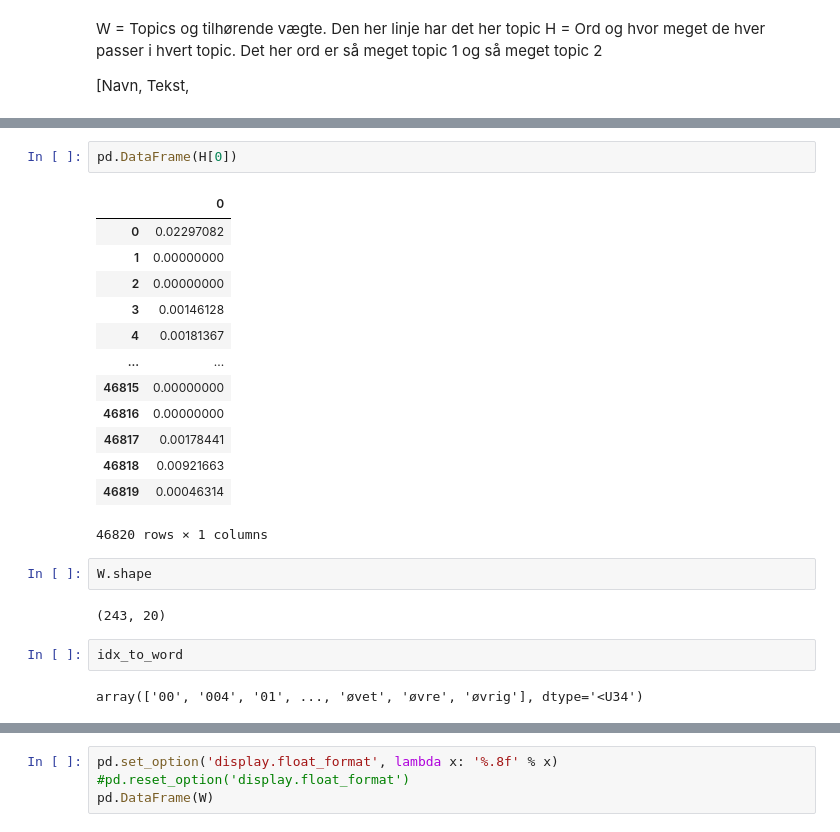
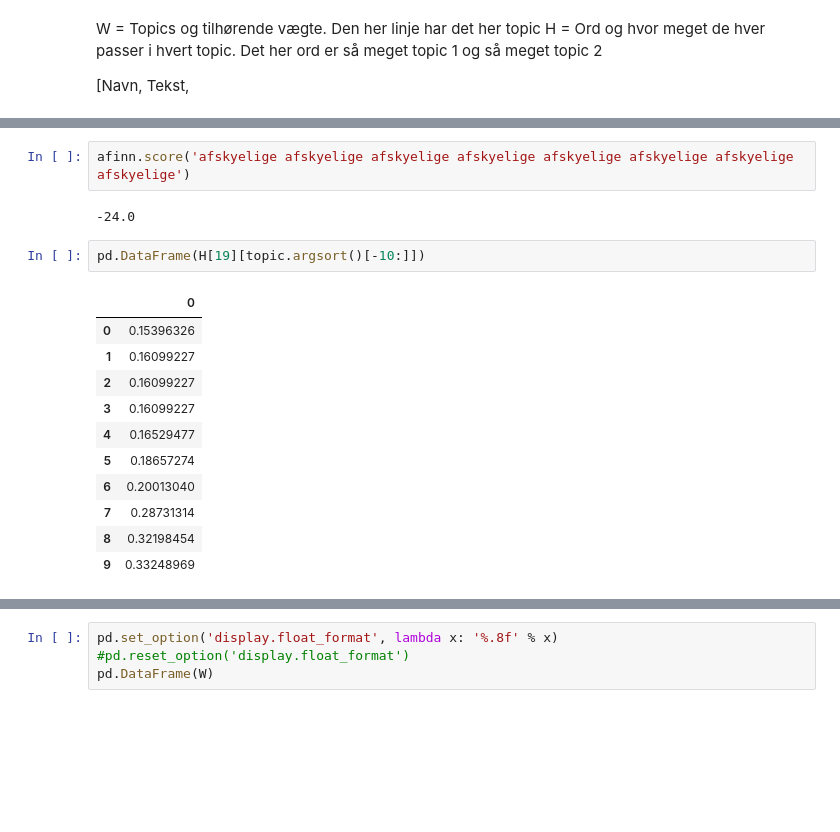
Before and after one commit to 98christianp/politiker, a Jupyter notebook: Folketinget_text.ipynb, the cells around one changed output, grey strips where cells are left out. Saved outputs shown, nothing was run; the diff lists cells and outputs as text; blank space fills up the shorter version.

```diff
--- a/Folketinget_text.ipynb
+++ b/Folketinget_text.ipynb
@@ -538,24 +563,18 @@ H = Ord og hvor meget de hver passer i hvert topic. Det her ord er så meget top
+# %%
+afinn.score('afskyelige afskyelige afskyelige afskyelige afskyelige afskyelige afskyelige afskyelige')
+# %% [output]
+-24.0
 # %%
-pd.DataFrame(H[0])
+pd.DataFrame(H[19][topic.argsort()[-10:]])
 # %% [output]
 |  | 0 |
-| 0 | 0.02297082 |
-| 1 | 0.00000000 |
-| 2 | 0.00000000 |
-| 3 | 0.00146128 |
-| 4 | 0.00181367 |
-| ... | ... |
-| 46815 | 0.00000000 |
-| 46816 | 0.00000000 |
-| 46817 | 0.00178441 |
-| 46818 | 0.00921663 |
-| 46819 | 0.00046314 |
+| 0 | 0.15396326 |
+| 1 | 0.16099227 |
+| 2 | 0.16099227 |
+| 3 | 0.16099227 |
+| 4 | 0.16529477 |
+| 5 | 0.18657274 |
+| 6 | 0.20013040 |
+| 7 | 0.28731314 |
+| 8 | 0.32198454 |
+| 9 | 0.33248969 |
-46820 rows × 1 columns
-# %%
-W.shape
-# %% [output]
-(243, 20)
-# %%
-idx_to_word
-# %% [output]
-array(['00', '004', '01', ..., 'øvet', 'øvre', 'øvrig'], dtype='<U34')
```
Also changed, not shown: parts of 6 cells of this notebook, 1 other file.
